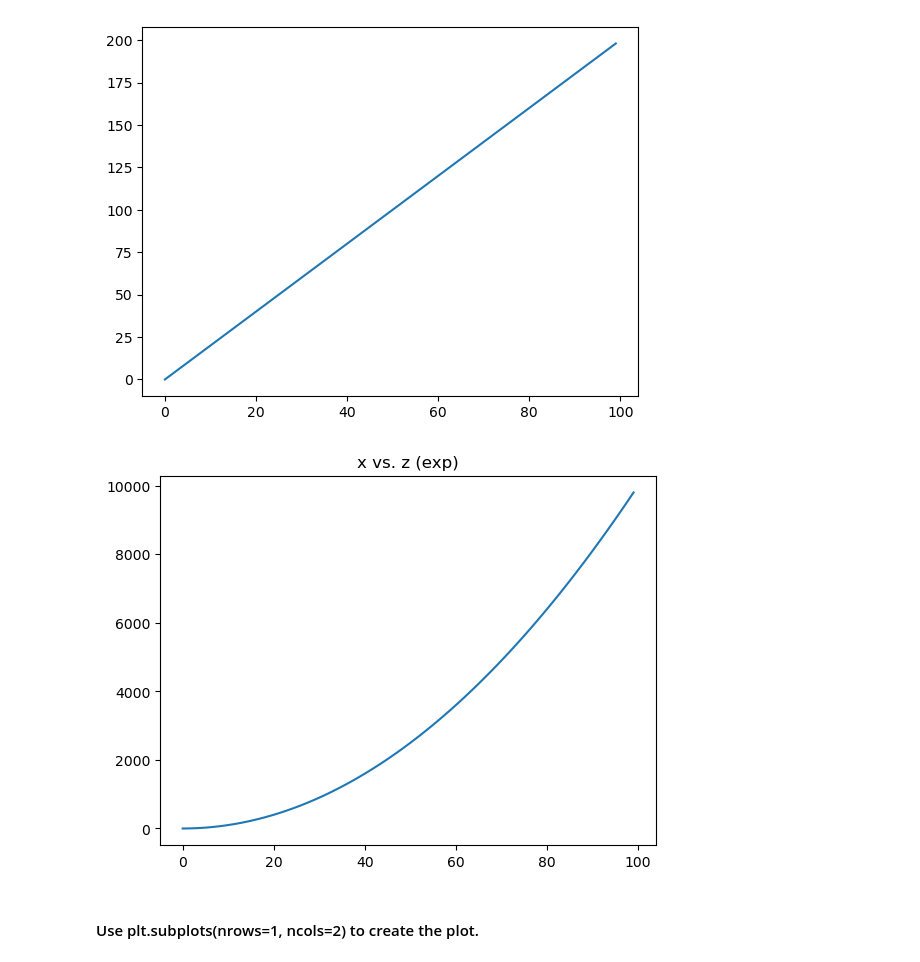
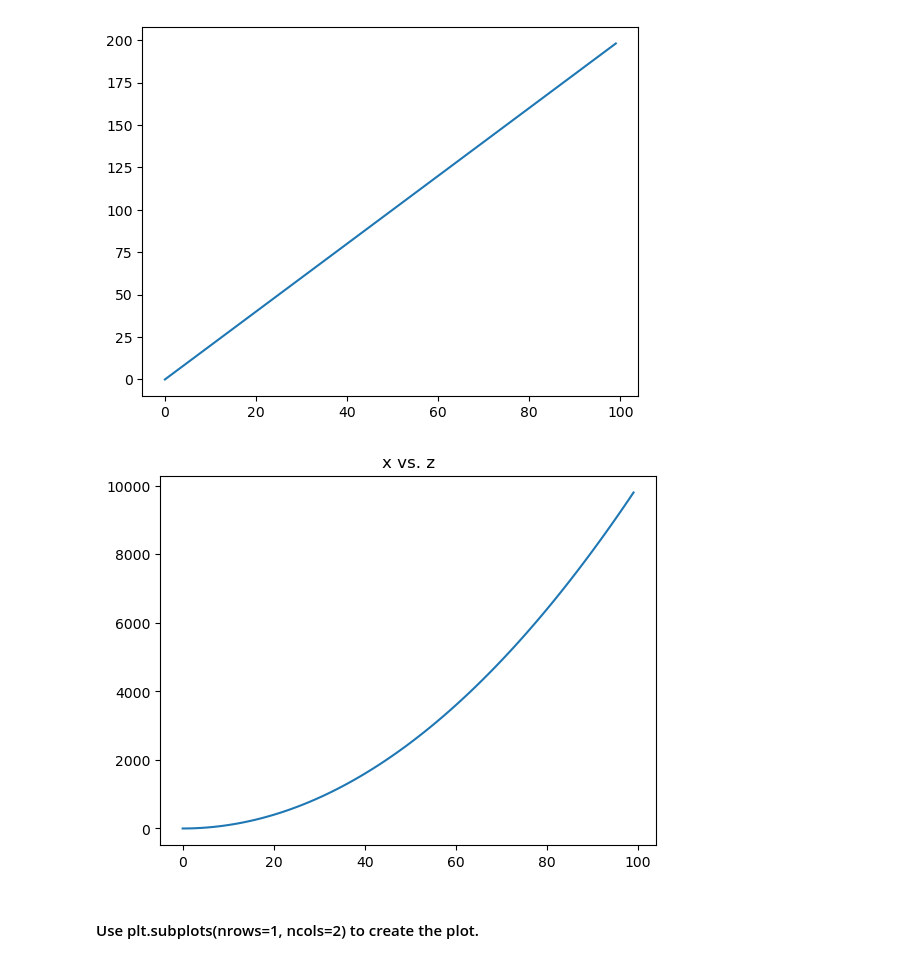
Before and after one commit to blancadelavega/dataptmad0924_labs, a Jupyter notebook: module-2/matplotlib-seaborn/your-code/main.ipynb, the cells around one changed output. Drawn from its saved outputs; the diff is of its cells as text; code cells hidden in the pictures.

```diff
--- a/module-2/matplotlib-seaborn/your-code/main.ipynb
+++ b/module-2/matplotlib-seaborn/your-code/main.ipynb
@@ -69,10 +69,10 @@ plt.show()
 # %%
 # Method 2
 plt.plot(x,z)
-plt.title("x vs. z (exp)")
+plt.title("x vs. z")
 plt.show()
 # %% [output]
-[figure, old version]
+[figure, new version]
 # %% [markdown]
 #### Use plt.subplots(nrows=1, ncols=2) to create the plot.
 # %%
```
Also changed, not shown: parts of 4 cells of this notebook.
